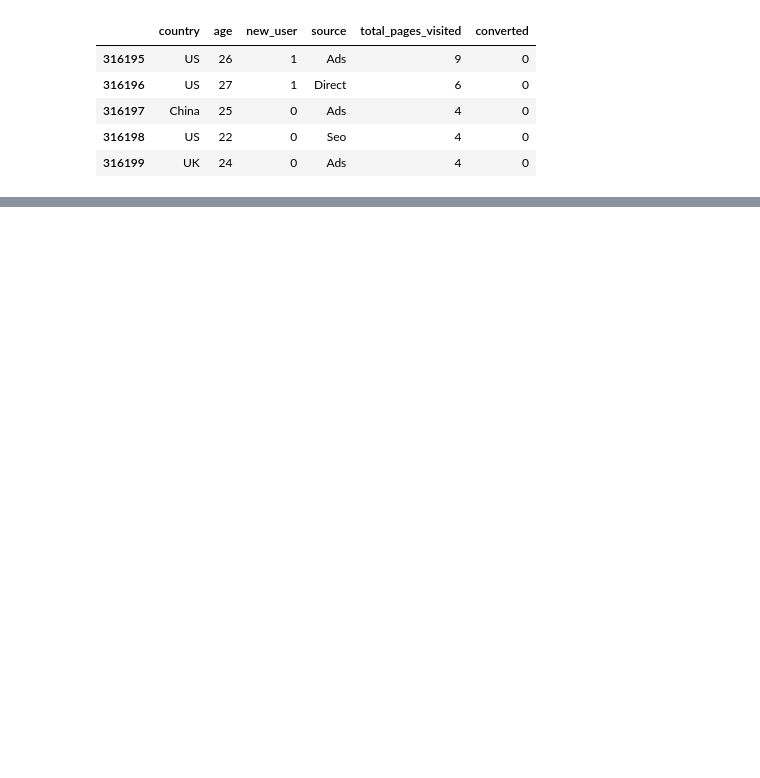
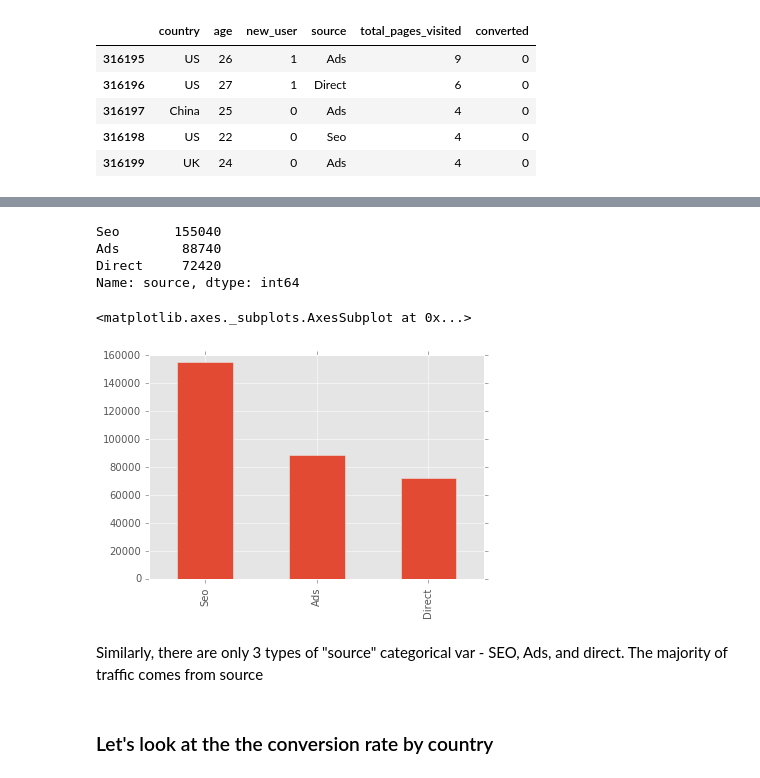
Before and after one commit to michellecarney/DSds, a Jupyter notebook: Week 1/Conversion Rate.ipynb, the cells around one changed output, grey strips where cells are left out. Cells and saved outputs as stored; diff of their text form; code cells hidden in the pictures; blank space fills up the shorter version.

```diff
--- a/Week 1/Conversion Rate.ipynb
+++ b/Week 1/Conversion Rate.ipynb
@@ -52,0 +117,16 @@ From the
+# %%
+df.source.value_counts()
+# %% [output]
+Seo       155040
+Ads        88740
+Direct     72420
+Name: source, dtype: int64
+# %%
+df.source.value_counts().plot(kind='bar')
+# %% [output]
+<matplotlib.axes._subplots.AxesSubplot at 0x...>
+[figure, added]
+# %% [markdown]
+Similarly, there are only 3 types of "source" categorical var - SEO, Ads, and direct. The majority of traffic comes from source
+# %% [markdown]
+### Let's look at the the conversion rate by country
```
Also changed, not shown: parts of 33 cells of this notebook, 1 other file.
